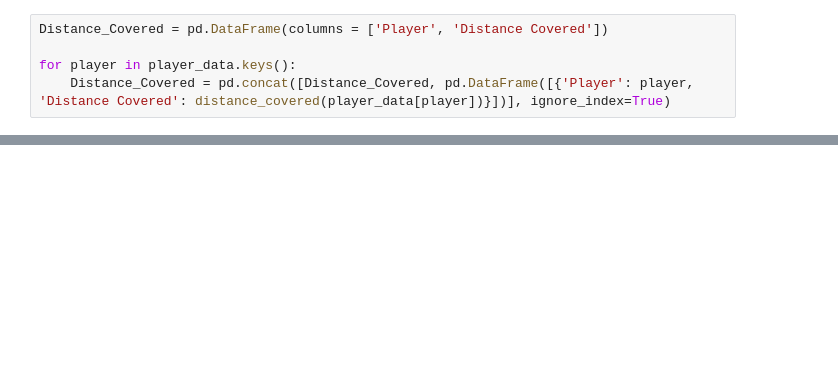
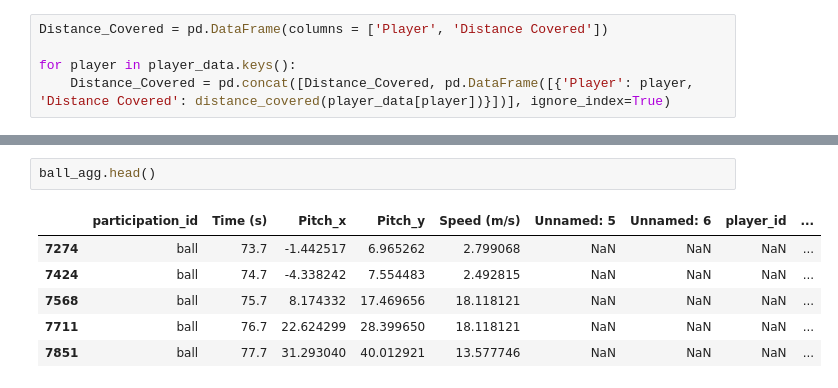
Before and after one commit to Abinav-karthikeyan/PlayerData-Technical-Task, a Jupyter notebook: Exploration.ipynb, the cells around one changed output, grey strips where cells are left out. Drawn from its saved outputs; the diff is of its cells as text; blank space fills up the shorter version.

Commit message:
Code Refactoring and Adding Ball Stats

```diff
--- a/Exploration.ipynb
+++ b/Exploration.ipynb
@@ -336,0 +382,9 @@ Distance_Covered
+# %%
+ball_agg.head()
+# %% [output]
+|  | participation_id | Time (s) | Pitch_x | Pitch_y | Speed (m/s) | Unnamed: 5 | Unnamed: 6 | player_id | ... |
+| 7274 | ball | 73.7 | -1.442517 | 6.965262 | 2.799068 | NaN | NaN | NaN | ... |
+| 7424 | ball | 74.7 | -4.338242 | 7.554483 | 2.492815 | NaN | NaN | NaN | ... |
+| 7568 | ball | 75.7 | 8.174332 | 17.469656 | 18.118121 | NaN | NaN | NaN | ... |
+| 7711 | ball | 76.7 | 22.624299 | 28.399650 | 18.118121 | NaN | NaN | NaN | ... |
+| 7851 | ball | 77.7 | 31.293040 | 40.012921 | 13.577746 | NaN | NaN | NaN | ... |
```
Also changed, not shown: parts of 27 cells of this notebook.
